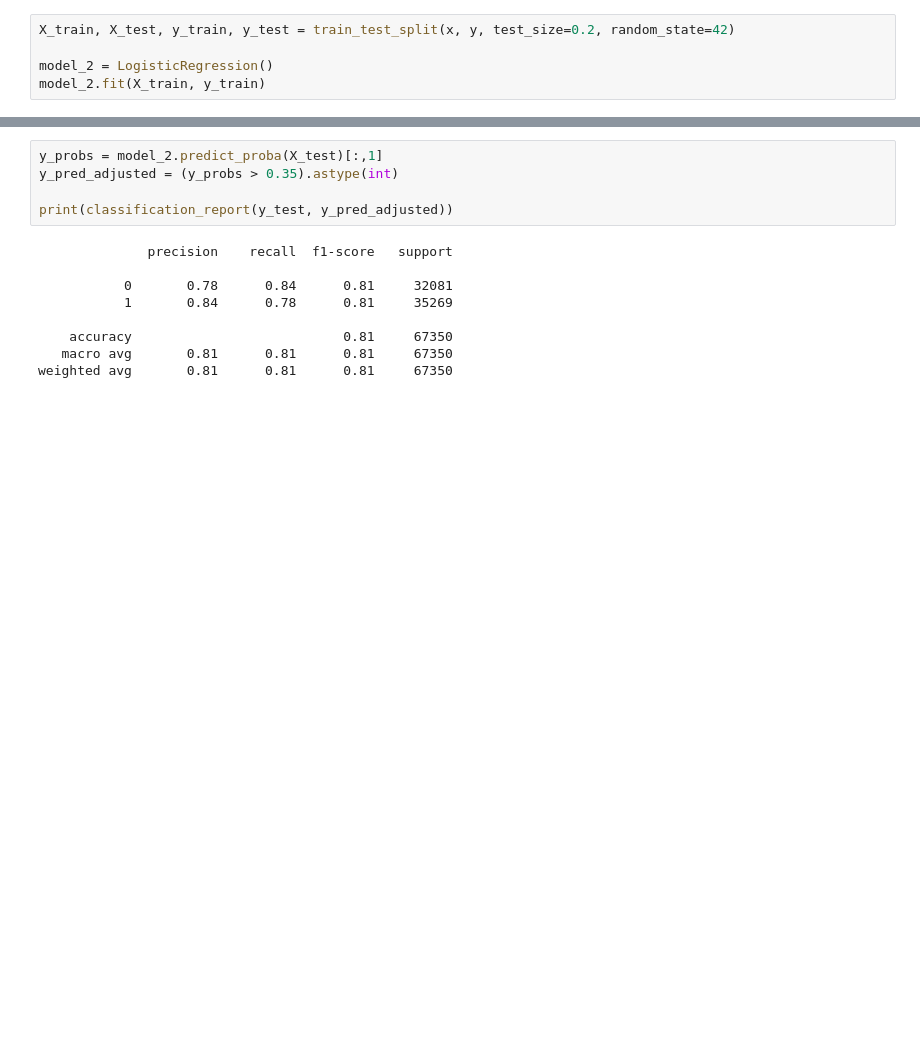
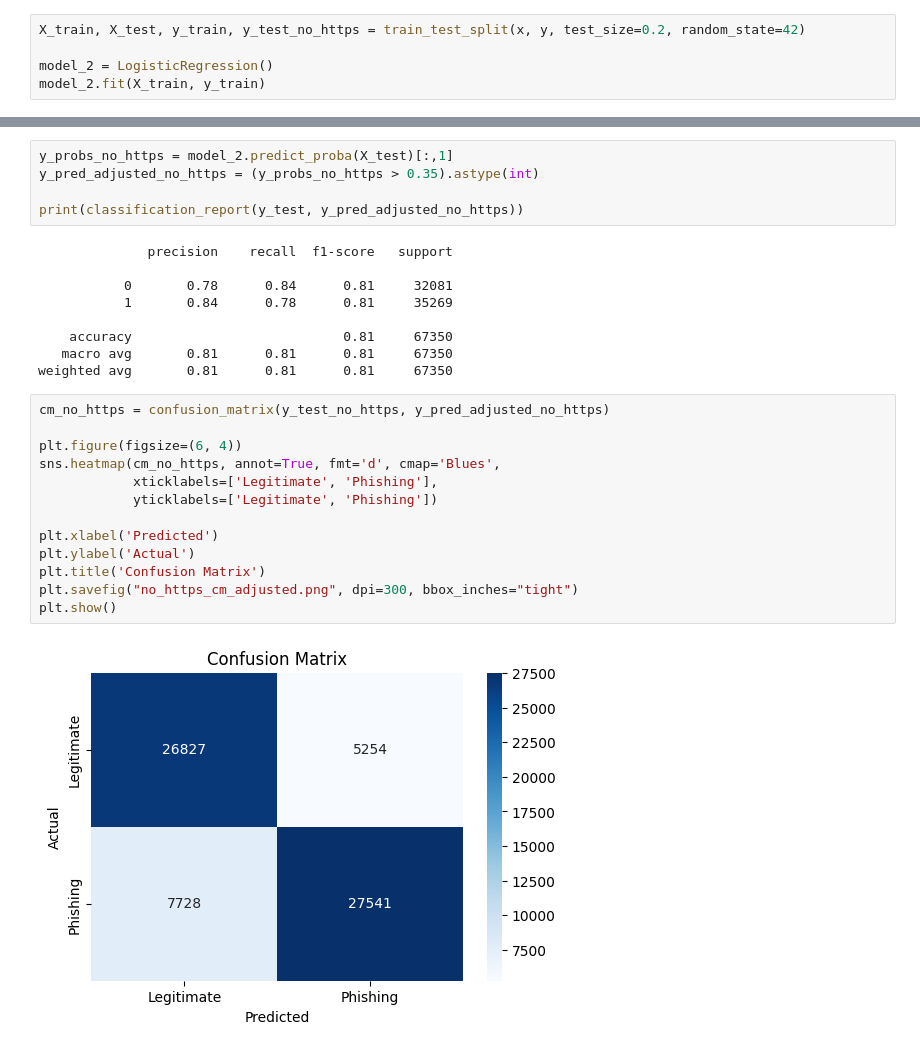
Before and after one commit to IshKwayisi1232004/Phishing_ML_Project, a Jupyter notebook: notebooks/PhishingNotebook.ipynb, the cells around one changed output, grey strips where cells are left out. Drawn from its saved outputs; the diff is of its cells as text; blank space fills up the shorter version.

```diff
--- a/notebooks/PhishingNotebook.ipynb
+++ b/notebooks/PhishingNotebook.ipynb
@@ -245,5 +331,5 @@ y = df['Label'].map({'Legitimate': 0, 'Phishing': 1})
 # %%
-X_train, X_test, y_train, y_test = train_test_split(x, y, test_size=0.2, random_state=42)
+X_train, X_test, y_train, y_test_no_https = train_test_split(x, y, test_size=0.2, random_state=42)
 
 model_2 = LogisticRegression()
 model_2.fit(X_train, y_train)
@@ -332,8 +431,8 @@ In removing the HTTPS feature, results demonstrated a decrease in AUC from 0.92
 # %%
-y_probs = model_2.predict_proba(X_test)[:,1]
-y_pred_adjusted = (y_probs > 0.35).astype(int)
+y_probs_no_https = model_2.predict_proba(X_test)[:,1]
+y_pred_adjusted_no_https = (y_probs_no_https > 0.35).astype(int)
 
-print(classification_report(y_test, y_pred_adjusted))
+print(classification_report(y_test, y_pred_adjusted_no_https))
 # %% [output]
               precision    recall  f1-score   support
 
@@ -343,3 +442,18 @@ print(classification_report(y_test, y_pred_adjusted))
     accuracy                           0.81     67350
    macro avg       0.81      0.81      0.81     67350
 weighted avg       0.81      0.81      0.81     67350
+# %%
+cm_no_https = confusion_matrix(y_test_no_https, y_pred_adjusted_no_https)
+
+plt.figure(figsize=(6, 4))
+sns.heatmap(cm_no_https, annot=True, fmt='d', cmap='Blues',
+            xticklabels=['Legitimate', 'Phishing'],
+            yticklabels=['Legitimate', 'Phishing'])
+
+plt.xlabel('Predicted')
+plt.ylabel('Actual')
+plt.title('Confusion Matrix')
+plt.savefig("no_https_cm_adjusted.png", dpi=300, bbox_inches="tight")
+plt.show()
+# %% [output]
+[figure, added]
```
Also changed, not shown: parts of 47 cells of this notebook, 12 other files.
